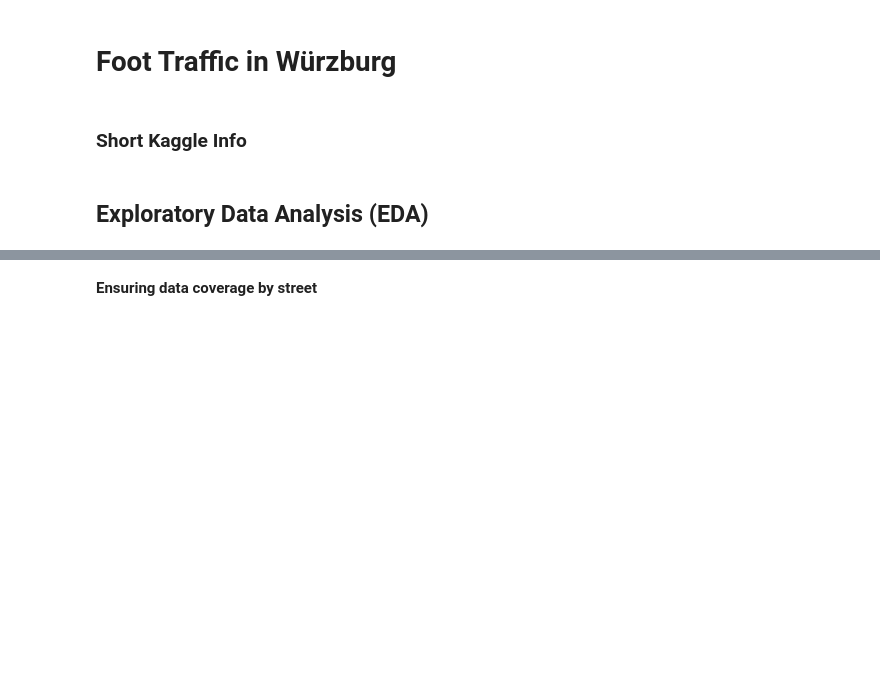
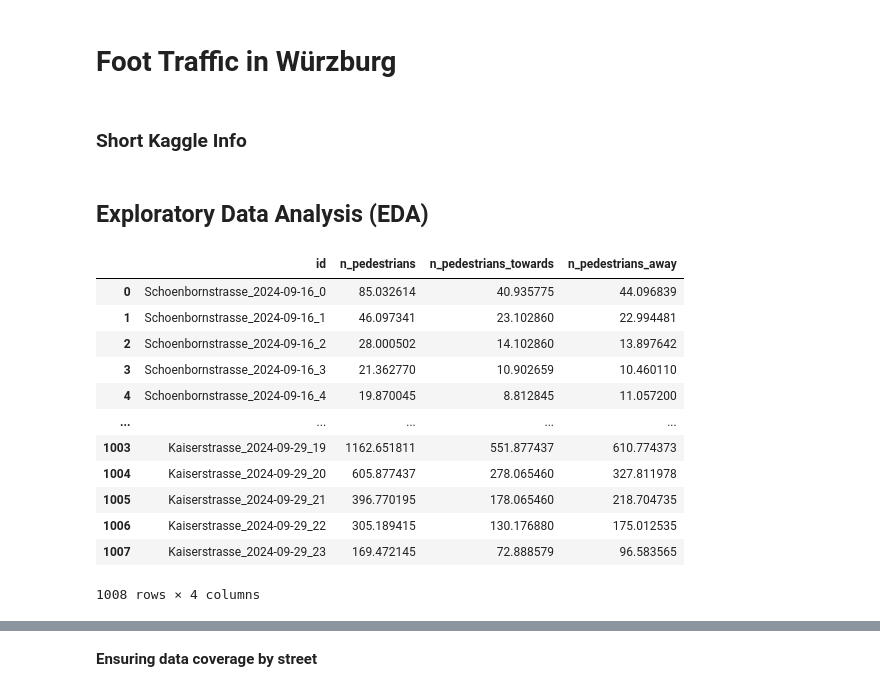
Before and after one commit to Foot-traffic-prediction-seminar/kaggle_submission, a Jupyter notebook: traffic_data_eda.ipynb, the cells around one changed output, grey strips where cells are left out. Cells and saved outputs as stored; diff of their text form; code cells hidden in the pictures; blank space fills up the shorter version.

```diff
--- a/traffic_data_eda.ipynb
+++ b/traffic_data_eda.ipynb
@@ -35,8 +40,22 @@ for dirname, _, filenames in os.walk('/kaggle/input'):
 import numpy as np
 import pandas as pd
 # %%
-sample_submission = pd.read_csv(f'{ftwue_path}/sample_submission.csv')
-sample_submission
+sample_submission_df = pd.read_csv(f'{ftwue_path}/sample_submission.csv')
+sample_submission_df
+# %% [output]
+|  | id | n_pedestrians | n_pedestrians_towards | n_pedestrians_away |
+| 0 | Schoenbornstrasse_2024-09-16_0 | 85.032614 | 40.935775 | 44.096839 |
+| 1 | Schoenbornstrasse_2024-09-16_1 | 46.097341 | 23.102860 | 22.994481 |
+| 2 | Schoenbornstrasse_2024-09-16_2 | 28.000502 | 14.102860 | 13.897642 |
+| 3 | Schoenbornstrasse_2024-09-16_3 | 21.362770 | 10.902659 | 10.460110 |
+| 4 | Schoenbornstrasse_2024-09-16_4 | 19.870045 | 8.812845 | 11.057200 |
+| ... | ... | ... | ... | ... |
+| 1003 | Kaiserstrasse_2024-09-29_19 | 1162.651811 | 551.877437 | 610.774373 |
+| 1004 | Kaiserstrasse_2024-09-29_20 | 605.877437 | 278.065460 | 327.811978 |
+| 1005 | Kaiserstrasse_2024-09-29_21 | 396.770195 | 178.065460 | 218.704735 |
+| 1006 | Kaiserstrasse_2024-09-29_22 | 305.189415 | 130.176880 | 175.012535 |
+| 1007 | Kaiserstrasse_2024-09-29_23 | 169.472145 | 72.888579 | 96.583565 |
+1008 rows × 4 columns
 # %%
 train_df = pd.read_csv(f'{ftwue_path}/train.csv')
 train_df.head(2)
```
Also changed, not shown: parts of 25 cells of this notebook.
